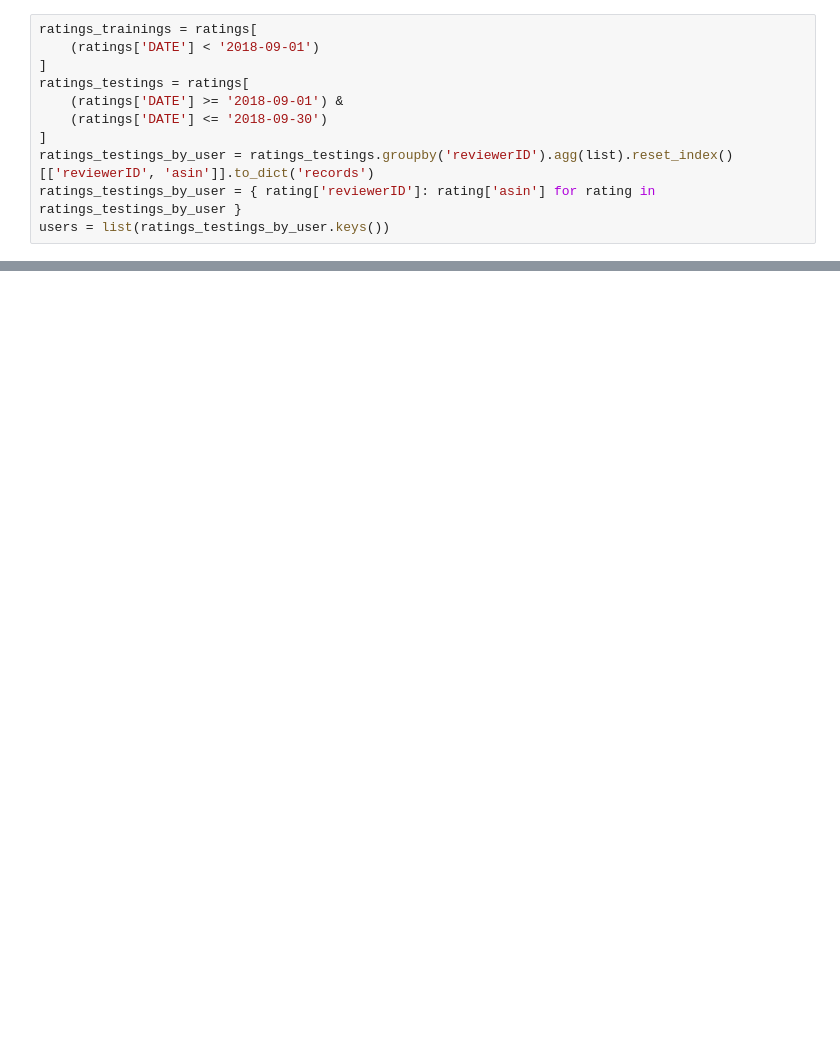
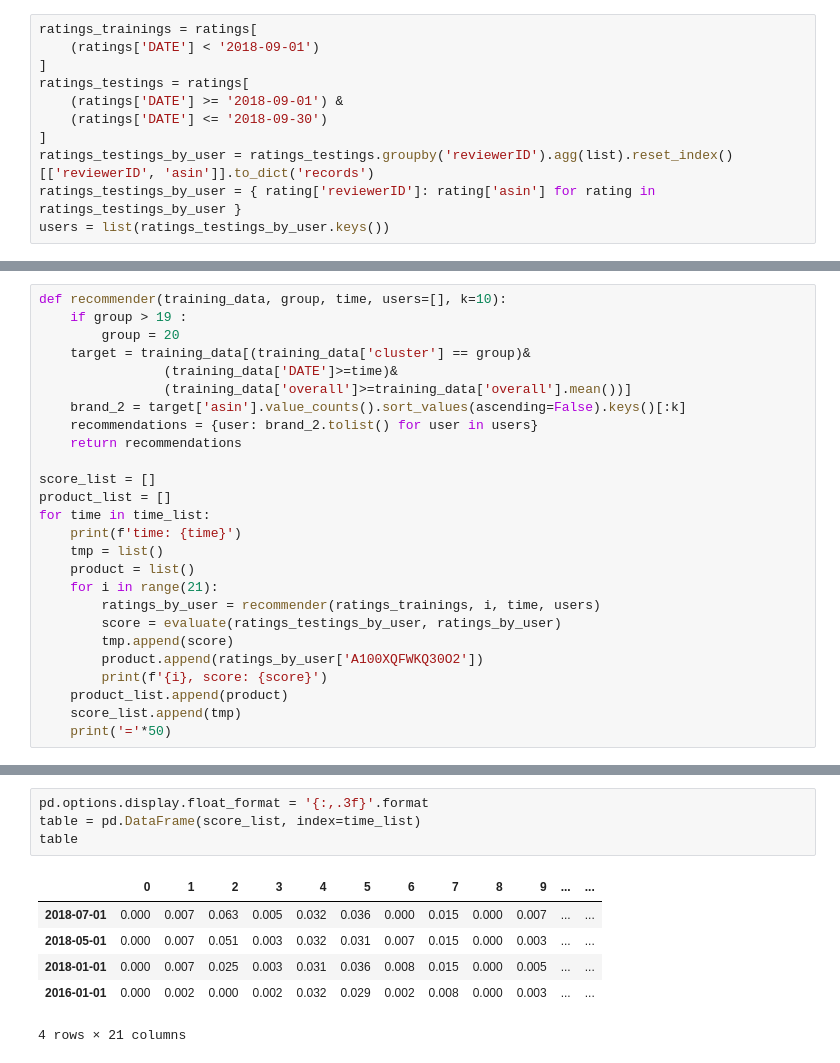
Before and after one commit to fafnerzhang/data-course-sample, a Jupyter notebook: week_1/rule_based_recommandation.ipynb, the cells around one changed output, grey strips where cells are left out. Saved outputs shown, nothing was run; the diff lists cells and outputs as text; blank space fills up the shorter version.

```diff
--- a/week_1/rule_based_recommandation.ipynb
+++ b/week_1/rule_based_recommandation.ipynb
@@ -83,0 +223,26 @@ evaluate(ratings_testings_by_user, ratings_by_user)
+# %%
+def recommender(training_data, group, time, users=[], k=10):
+    if group > 19 :
+        group = 20
+    target = training_data[(training_data['cluster'] == group)&
+                (training_data['DATE']>=time)&
+                (training_data['overall']>=training_data['overall'].mean())]
+    brand_2 = target['asin'].value_counts().sort_values(ascending=False).keys()[:k]
+    recommendations = {user: brand_2.tolist() for user in users}
+    return recommendations
+
+score_list = []
+product_list = []
+for time in time_list:
+    print(f'time: {time}')
+    tmp = list()
+    product = list()
+    for i in range(21):
+        ratings_by_user = recommender(ratings_trainings, i, time, users)
+        score = evaluate(ratings_testings_by_user, ratings_by_user)
+        tmp.append(score)
+        product.append(ratings_by_user['A100XQFWKQ30O2'])
+        print(f'{i}, score: {score}')
+    product_list.append(product)
+    score_list.append(tmp)
+    print('='*50)
@@ -83,0 +267,11 @@ evaluate(ratings_testings_by_user, ratings_by_user)
+# %%
+pd.options.display.float_format = '{:,.3f}'.format
+table = pd.DataFrame(score_list, index=time_list)
+table
+# %% [output]
+|  | 0 | 1 | 2 | 3 | 4 | 5 | 6 | 7 | 8 | 9 | ... | ... |
+| 2018-07-01 | 0.000 | 0.007 | 0.063 | 0.005 | 0.032 | 0.036 | 0.000 | 0.015 | 0.000 | 0.007 | ... | ... |
+| 2018-05-01 | 0.000 | 0.007 | 0.051 | 0.003 | 0.032 | 0.031 | 0.007 | 0.015 | 0.000 | 0.003 | ... | ... |
+| 2018-01-01 | 0.000 | 0.007 | 0.025 | 0.003 | 0.031 | 0.036 | 0.008 | 0.015 | 0.000 | 0.005 | ... | ... |
+| 2016-01-01 | 0.000 | 0.002 | 0.000 | 0.002 | 0.032 | 0.029 | 0.002 | 0.008 | 0.000 | 0.003 | ... | ... |
+4 rows × 21 columns
```
Also changed, not shown: parts of 19 cells of this notebook, 4 other files.
